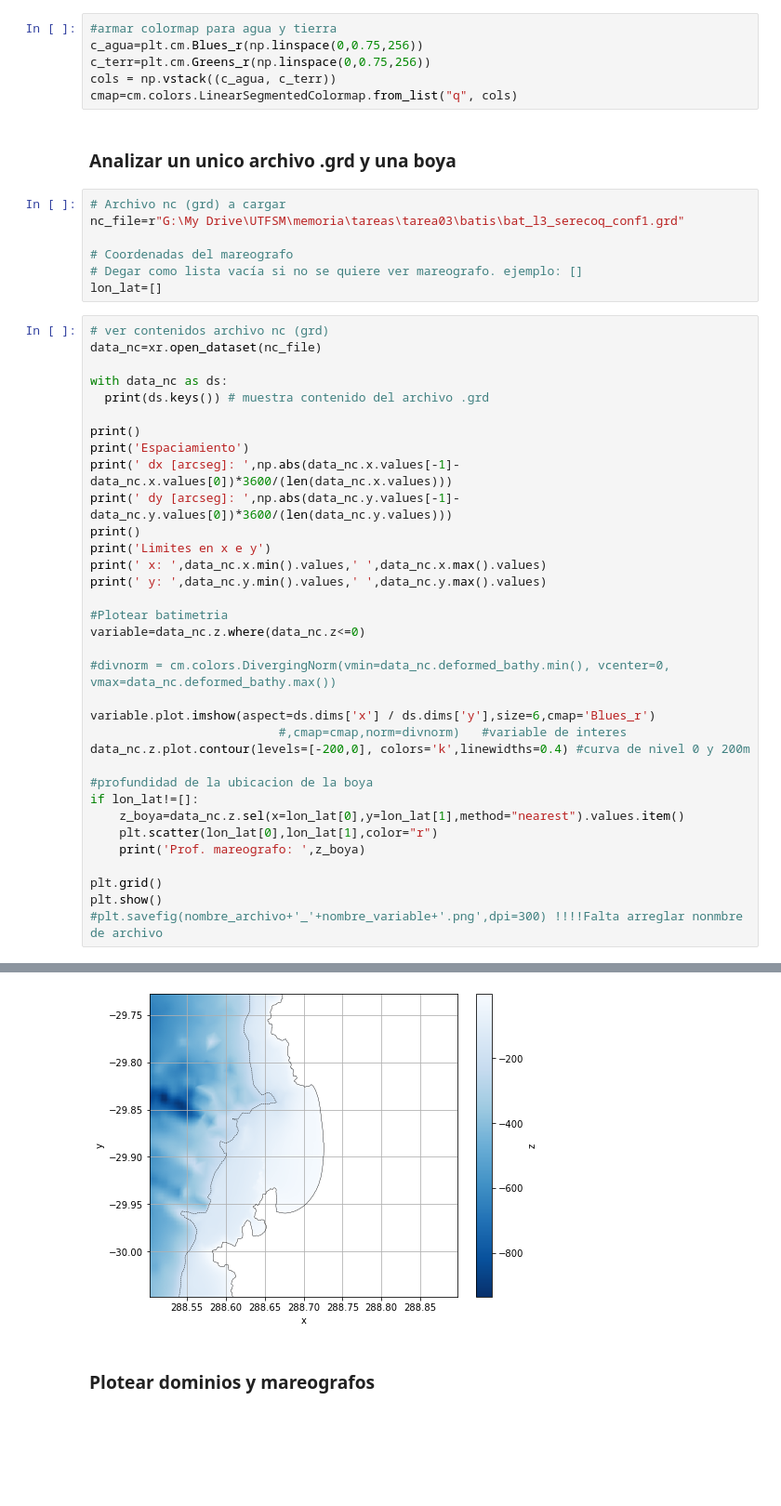
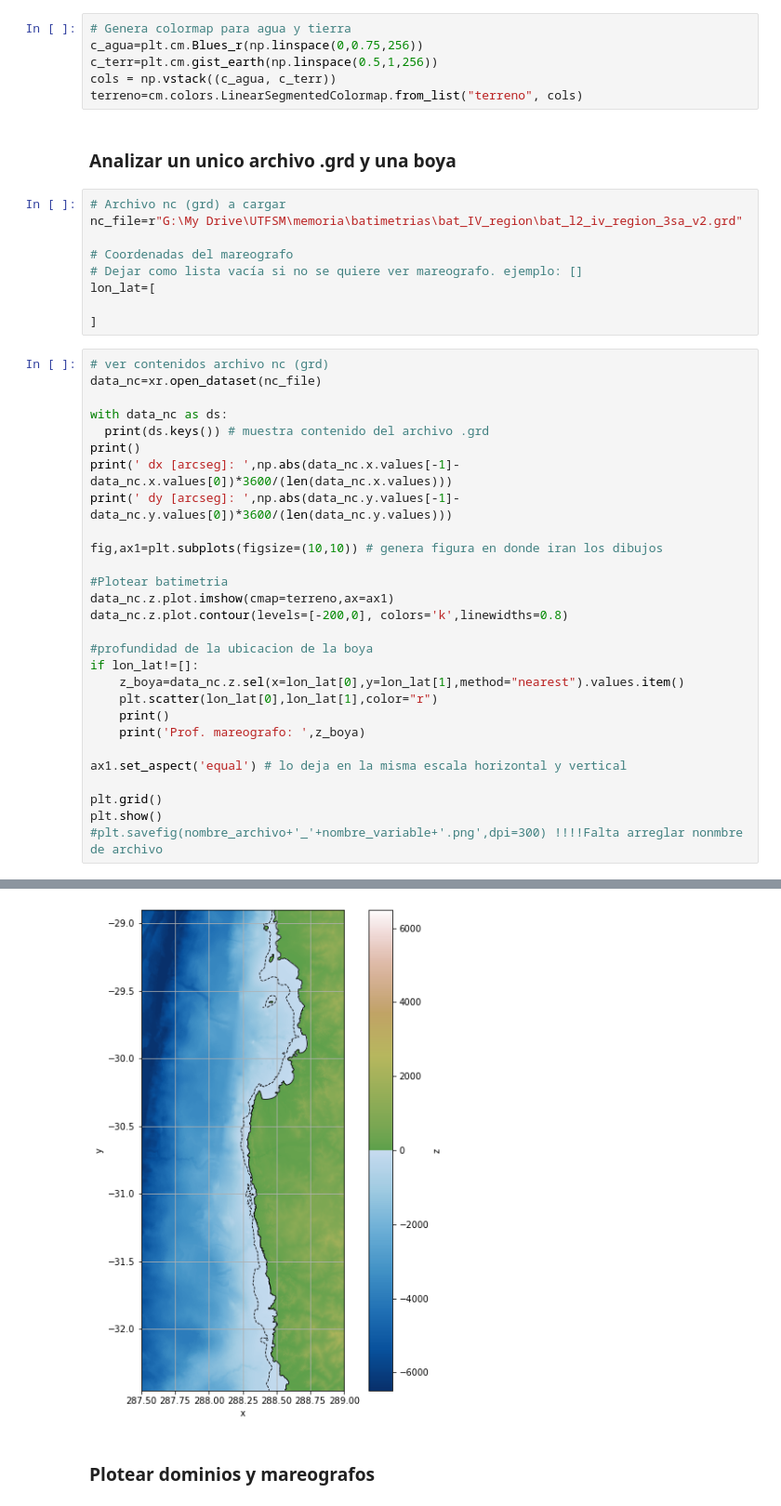
Before and after one commit to Maurici0-Diaz/Resonancia, a Jupyter notebook: analisis_grd.ipynb, the cells around one changed output, grey strips where cells are left out. Shown: that part at 93% size. Drawn from its saved outputs; the diff is of its cells as text; blank space fills up the shorter version.

```diff
--- a/analisis_grd.ipynb
+++ b/analisis_grd.ipynb
@@ -8,50 +7,46 @@ import matplotlib.pyplot as plt
 import matplotlib.cm as cm
 import matplotlib.patches as patches
 # %%
-#armar colormap para agua y tierra
+# Genera colormap para agua y tierra
 c_agua=plt.cm.Blues_r(np.linspace(0,0.75,256))
-c_terr=plt.cm.Greens_r(np.linspace(0,0.75,256))
+c_terr=plt.cm.gist_earth(np.linspace(0.5,1,256))
 cols = np.vstack((c_agua, c_terr))
-cmap=cm.colors.LinearSegmentedColormap.from_list("q", cols)
+terreno=cm.colors.LinearSegmentedColormap.from_list("terreno", cols)
 # %% [markdown]
 ### Analizar un unico archivo .grd y una boya
 # %%
 # Archivo nc (grd) a cargar
-nc_file=r"G:\My Drive\UTFSM\memoria\tareas\tarea03\batis\bat_l3_serecoq_conf1.grd"
+nc_file=r"G:\My Drive\UTFSM\memoria\batimetrias\bat_IV_region\bat_l2_iv_region_3sa_v2.grd"
 
 # Coordenadas del mareografo
-# Degar como lista vacía si no se quiere ver mareografo. ejemplo: []
-lon_lat=[]
+# Dejar como lista vacía si no se quiere ver mareografo. ejemplo: []
+lon_lat=[
+
+]
 # %%
 # ver contenidos archivo nc (grd)
 data_nc=xr.open_dataset(nc_file)
 
 with data_nc as ds:
   print(ds.keys()) # muestra contenido del archivo .grd
-
 print()
-print('Espaciamiento')
 print(' dx [arcseg]: ',np.abs(data_nc.x.values[-1]-data_nc.x.values[0])*3600/(len(data_nc.x.values)))
 print(' dy [arcseg]: ',np.abs(data_nc.y.values[-1]-data_nc.y.values[0])*3600/(len(data_nc.y.values)))
-print()
-print('Limites en x e y')
-print(' x: ',data_nc.x.min().values,' ',data_nc.x.max().values)
-print(' y: ',data_nc.y.min().values,' ',data_nc.y.max().values)
+
+fig,ax1=plt.subplots(figsize=(10,10)) # genera figura en donde iran los dibujos
 
 #Plotear batimetria
-variable=data_nc.z.where(data_nc.z<=0)
-
-#divnorm = cm.colors.DivergingNorm(vmin=data_nc.deformed_bathy.min(), vcenter=0, vmax=data_nc.deformed_bathy.max())
-
-variable.plot.imshow(aspect=ds.dims['x'] / ds.dims['y'],size=6,cmap='Blues_r')
-                          #,cmap=cmap,norm=divnorm)   #variable de interes
-data_nc.z.plot.contour(levels=[-200,0], colors='k',linewidths=0.4) #curva de nivel 0 y 200m
+data_nc.z.plot.imshow(cmap=terreno,ax=ax1)
+data_nc.z.plot.contour(levels=[-200,0], colors='k',linewidths=0.8)
 
 #profundidad de la ubicacion de la boya
 if lon_lat!=[]:
     z_boya=data_nc.z.sel(x=lon_lat[0],y=lon_lat[1],method="nearest").values.item()
     plt.scatter(lon_lat[0],lon_lat[1],color="r")
+    print()
     print('Prof. mareografo: ',z_boya)
+
+ax1.set_aspect('equal') # lo deja en la misma escala horizontal y vertical
 
 plt.grid()
 plt.show()
@@ -77,4 +71,4 @@ Limites en x e y
-[figure, old version]
+[figure, new version]
 # %% [markdown]
 ### Plotear dominios y mareografos
 # %%
```
Also changed, not shown: parts of 4 cells of this notebook.
